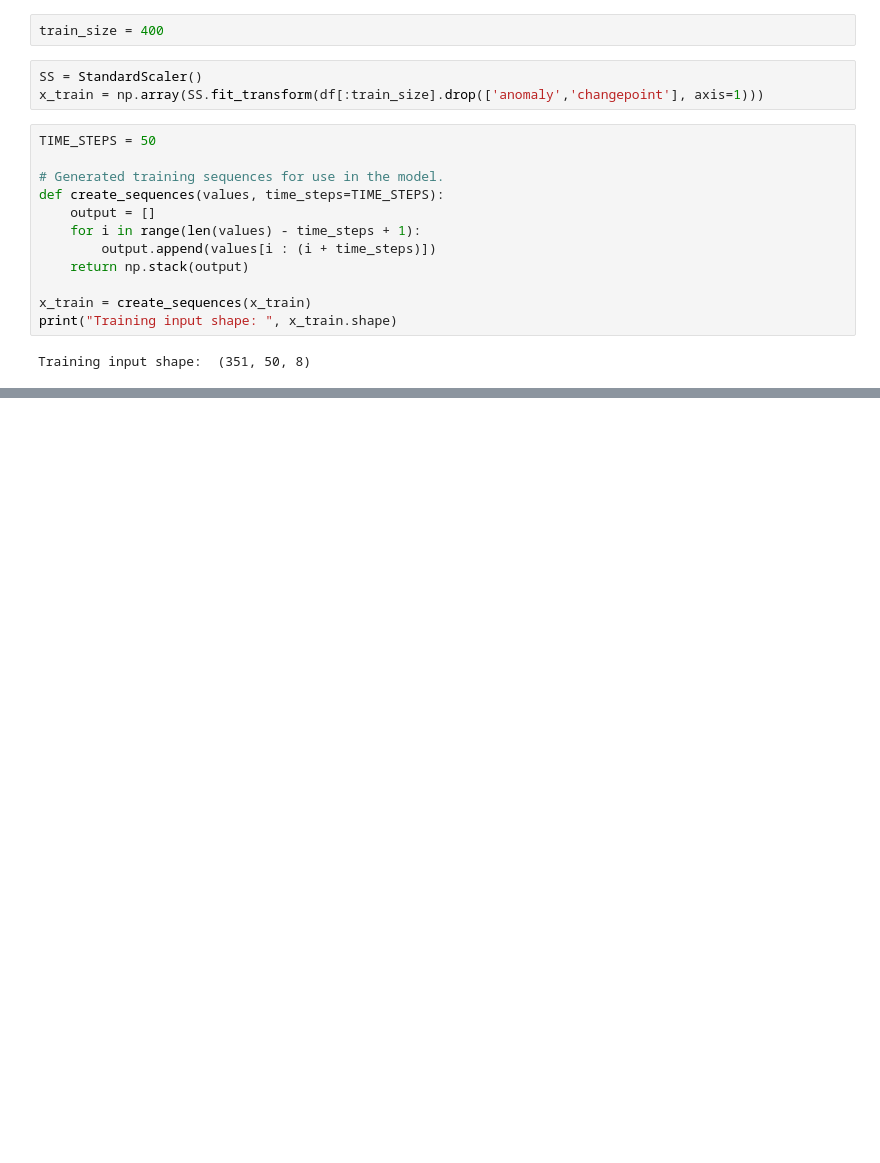
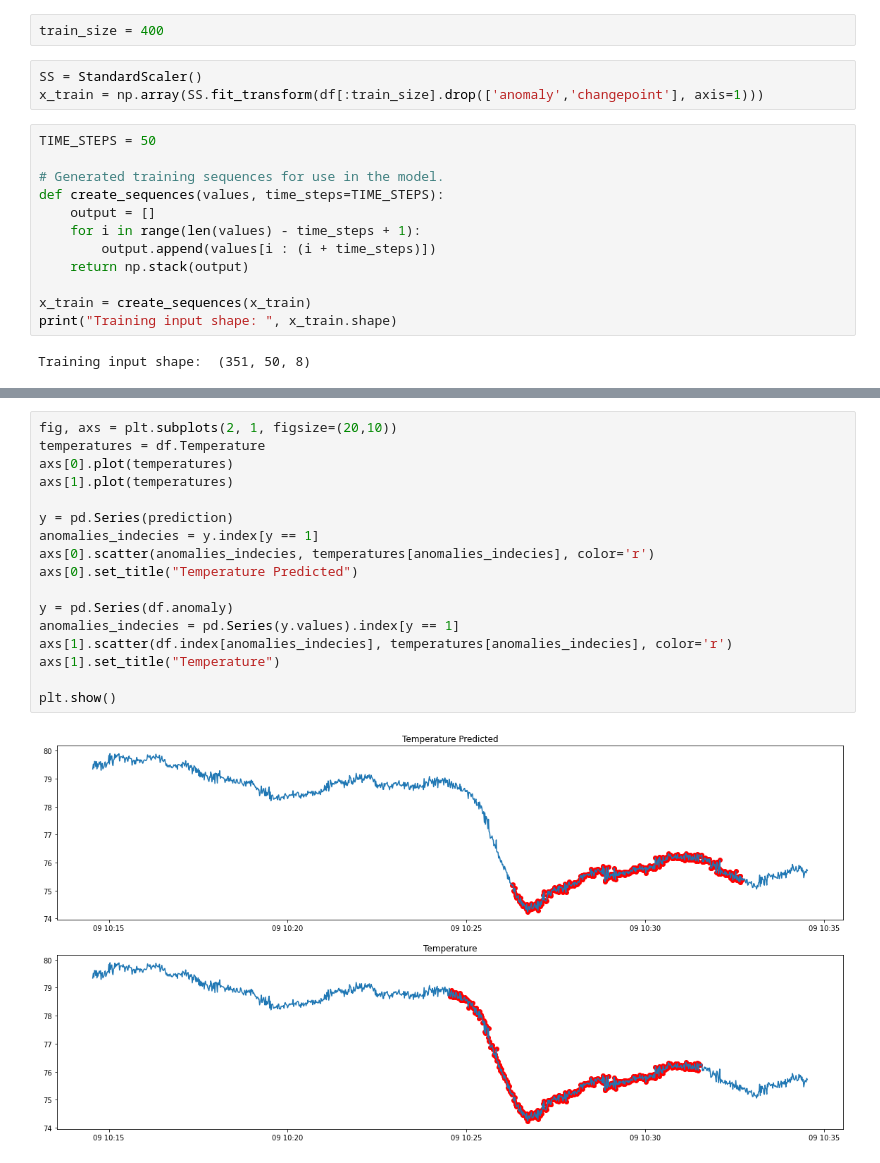
Before and after one commit to dabdya/anomaly_detection, a Jupyter notebook: LSTM-AD.ipynb, the cells around one changed output, grey strips where cells are left out. Cells and saved outputs as stored; diff of their text form; blank space fills up the shorter version.

```diff
--- a/LSTM-AD.ipynb
+++ b/LSTM-AD.ipynb
@@ -71,0 +126,19 @@ def get_model():
+# %%
+fig, axs = plt.subplots(2, 1, figsize=(20,10))
+temperatures = df.Temperature
+axs[0].plot(temperatures)
+axs[1].plot(temperatures)
+
+y = pd.Series(prediction)
+anomalies_indecies = y.index[y == 1]
+axs[0].scatter(anomalies_indecies, temperatures[anomalies_indecies], color='r')
+axs[0].set_title("Temperature Predicted")
+
+y = pd.Series(df.anomaly)
+anomalies_indecies = pd.Series(y.values).index[y == 1]
+axs[1].scatter(df.index[anomalies_indecies], temperatures[anomalies_indecies], color='r')
+axs[1].set_title("Temperature")
+
+plt.show()
+# %% [output]
+[figure, added]
```
Also changed, not shown: parts of 15 cells of this notebook.
